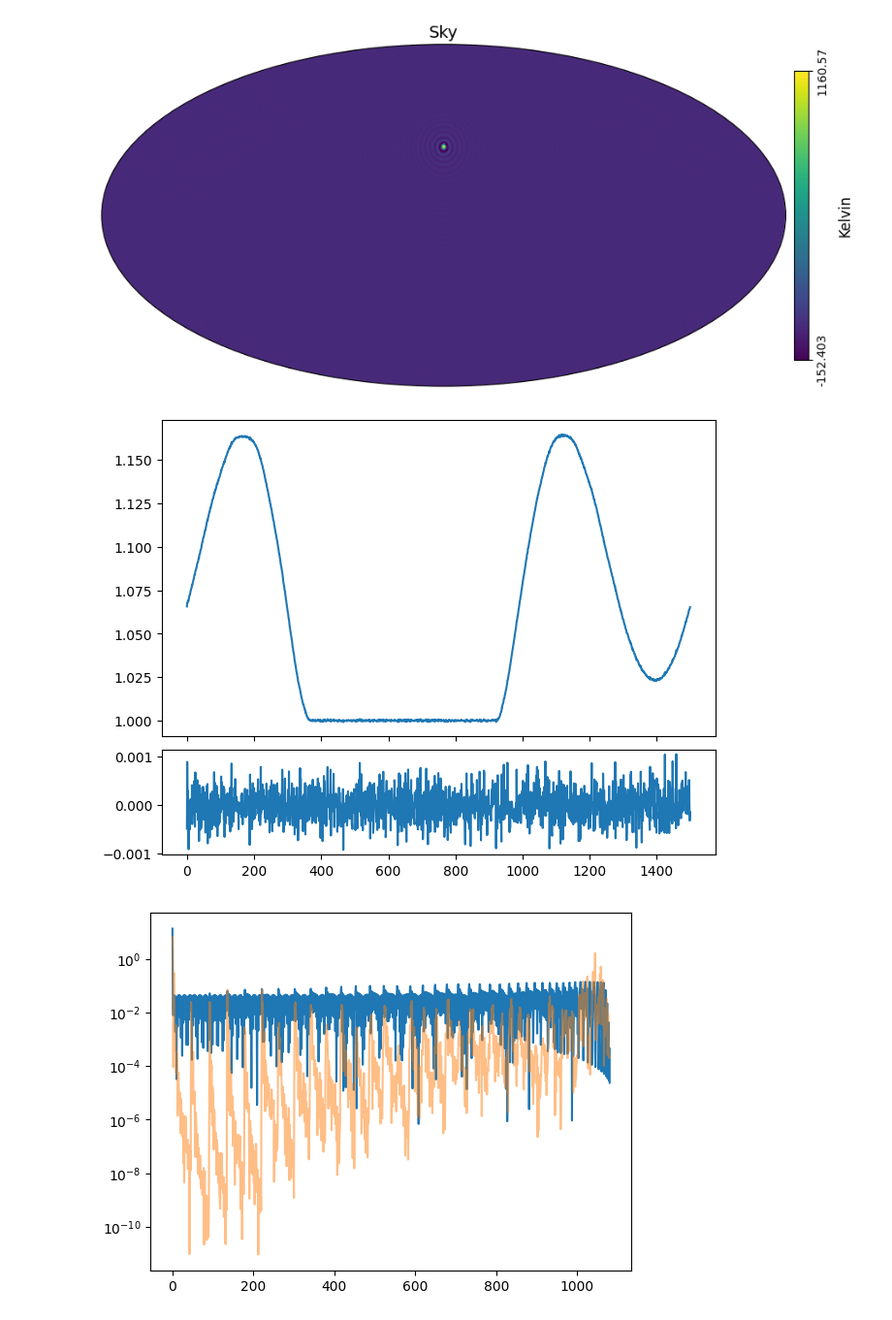
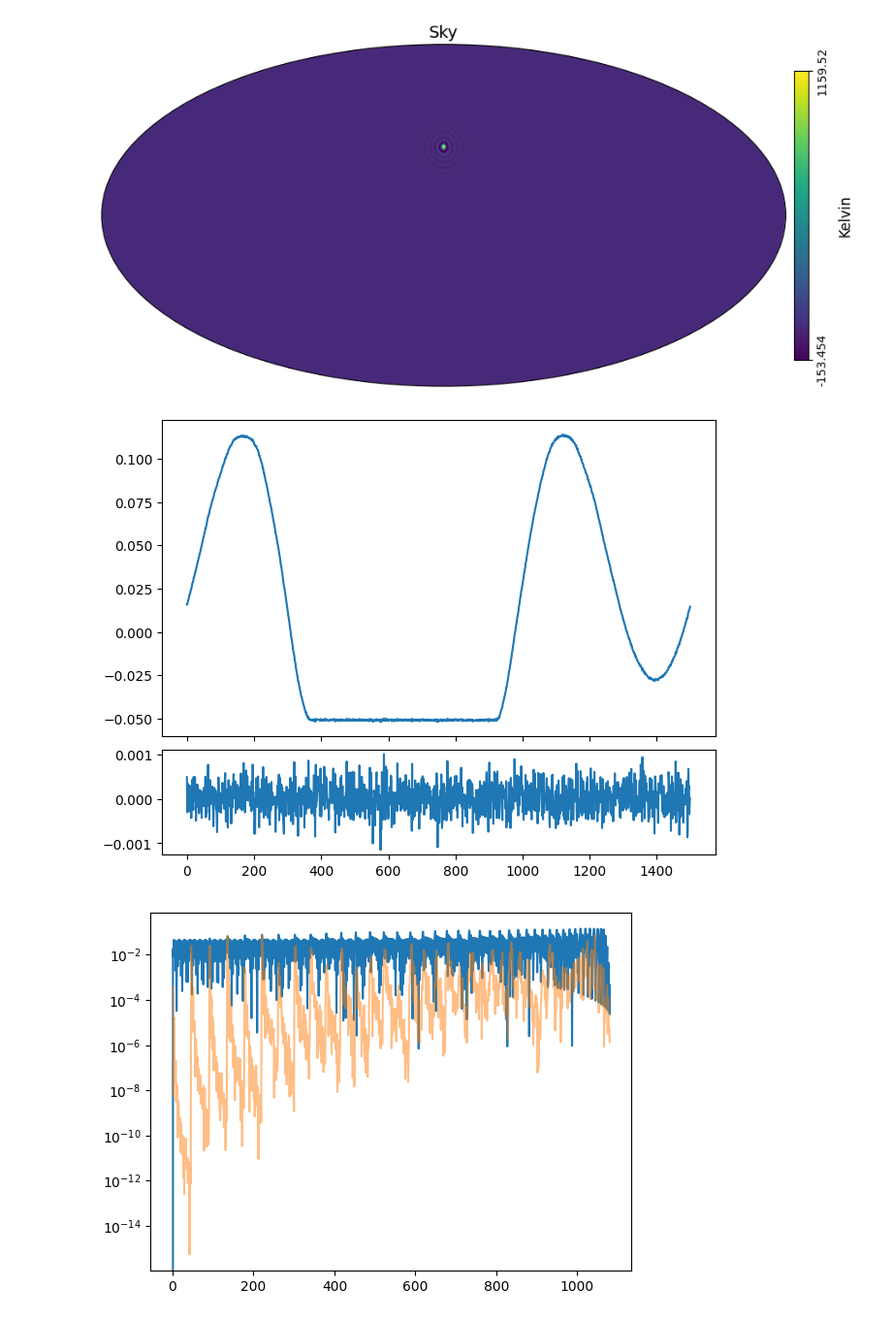
Before and after one commit to christianhbye/ucb_research, a Jupyter notebook: lusee_maps/Untitled1.ipynb, the cells around one changed output. Shown at 97% size. Saved outputs shown, nothing was run; the diff lists cells and outputs as text; code cells hidden in the pictures.

```diff
--- a/lusee_maps/Untitled1.ipynb
+++ b/lusee_maps/Untitled1.ipynb
@@ -96,7 +96,7 @@ def _gen_Ax(sim):
     x = all_alm(sim.sky.alm, lmax=sim.lmax)  # sky
     return A, x
 
-def estimate_x(sim, method="pinv", lmax_inv=lmax_inv):
+def estimate_x(sim, method="tik", lmax_inv=lmax_inv, **kwargs):
     A_full, x_full = _gen_Ax(sim)
     ells, emms = hp.Alm.getlm(lmax_inv)
     ix_pos = hp.Alm.getidx(sim.lmax, ells, emms)  # for emm >= 0
@@ -142,7 +142,7 @@ def estimate_x(sim, method="pinv", lmax_inv=lmax_inv):
         W = S @ A.T.conj() @ np.linalg.inv(A @ S @ A.T.conj() + N)
 
     elif method == "tik":
-        eps = 1  # large -> suppress noisy modes
+        eps = kwargs.pop("eps", 1)  # large -> suppress noisy modes
         Sinv = eps * np.eye(A.shape[1])  # tikhonov regularization
         T = A.T.conj() @ Ni @ A + Sinv
         W = np.linalg.inv(T) @ A.T.conj() @ Ni
@@ -179,7 +179,7 @@ smap[src_ix] = 1e4
 #smap -= smap.mean(keepdims=True)
 hp_sky = cro.healpix.HealpixMap(smap, frequencies=beam.frequencies, coord="C")
 sky = cro.Sky.from_healpix(hp_sky, lmax=lmax)
-#sky[0, 0] = 0  # subtract mean
+sky[0, 0] = 0  # subtract mean
 
 sim = cro.Simulator(beam, sky, lmax=lmax, world=world, location=location, times=times)
 # %%
@@ -190,25 +190,25 @@ plt.show()
 [figure]
 [figure]
 # %%
-A, x, W, noise = estimate_x(sim, method="tik")
+A, x, W, noise = estimate_x(sim, method="tik", eps=1e1)
 y = np.real(A @ x) + noise
 res = W @ y
 x_est = hp_alm(res, lmax=lmax_inv)
 
 fig, axs = plt.subplots(nrows=2, sharex=True, gridspec_kw={"height_ratios":[3, 1]}, constrained_layout=True)
 axs[0].plot(y)
 axs[1].plot(noise)
 plt.show()
 
 sim.sky.reduce_lmax(lmax_inv)
 plt.figure()
 plt.plot(np.abs(sim.sky.alm)**2)
 plt.plot(np.abs(x_est)**2, alpha=.5)
 plt.yscale("log")
 plt.show()
 # %% [output]
-[figure, old version]
+[figure, new version]
-[figure, old version]
+[figure, new version]
 # %%
 map_true = hp.alm2map(sim.sky.alm, NSIDE)
 map_est = hp.alm2map(x_est, NSIDE)
```
Also changed, not shown: parts of 4 cells of this notebook.
